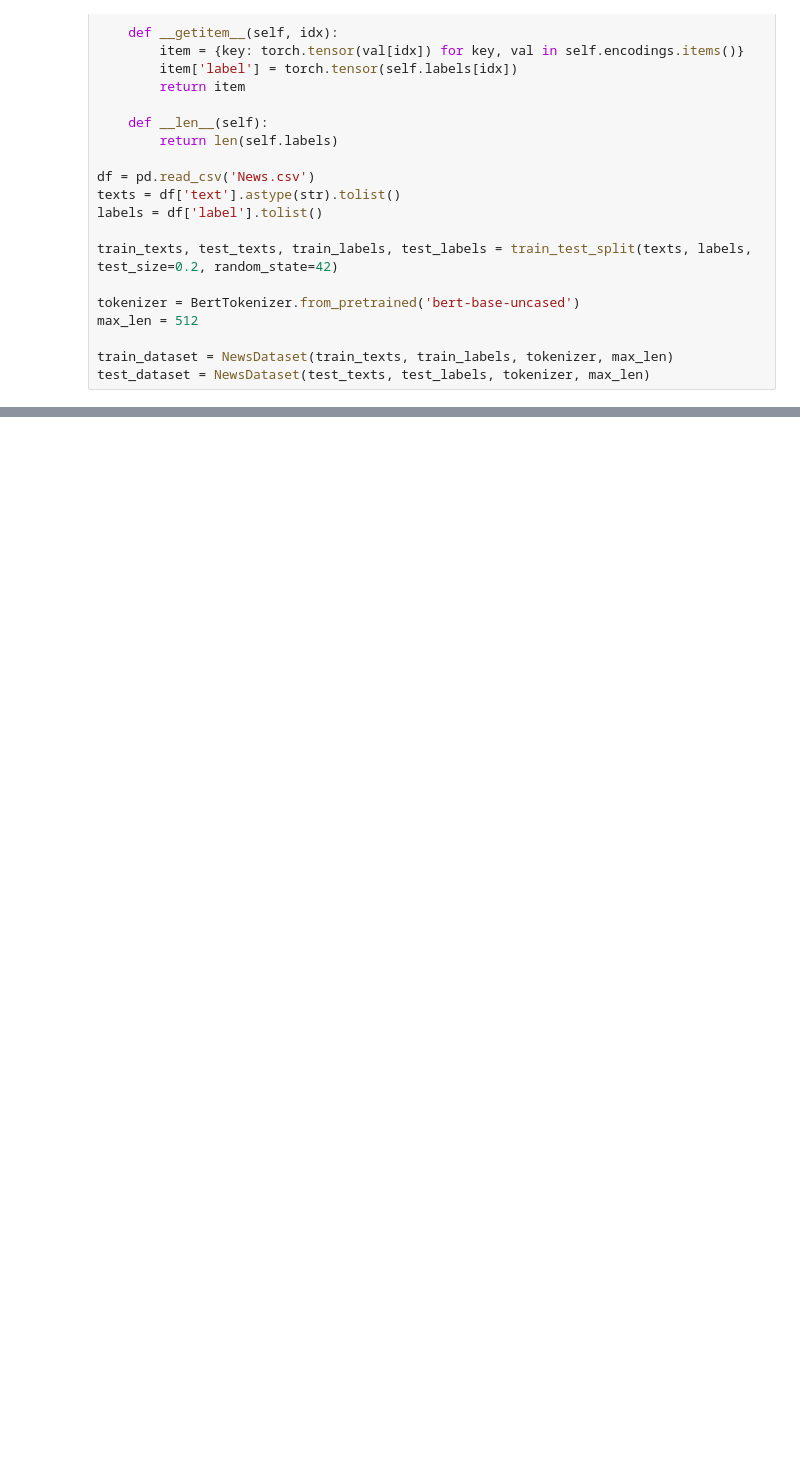
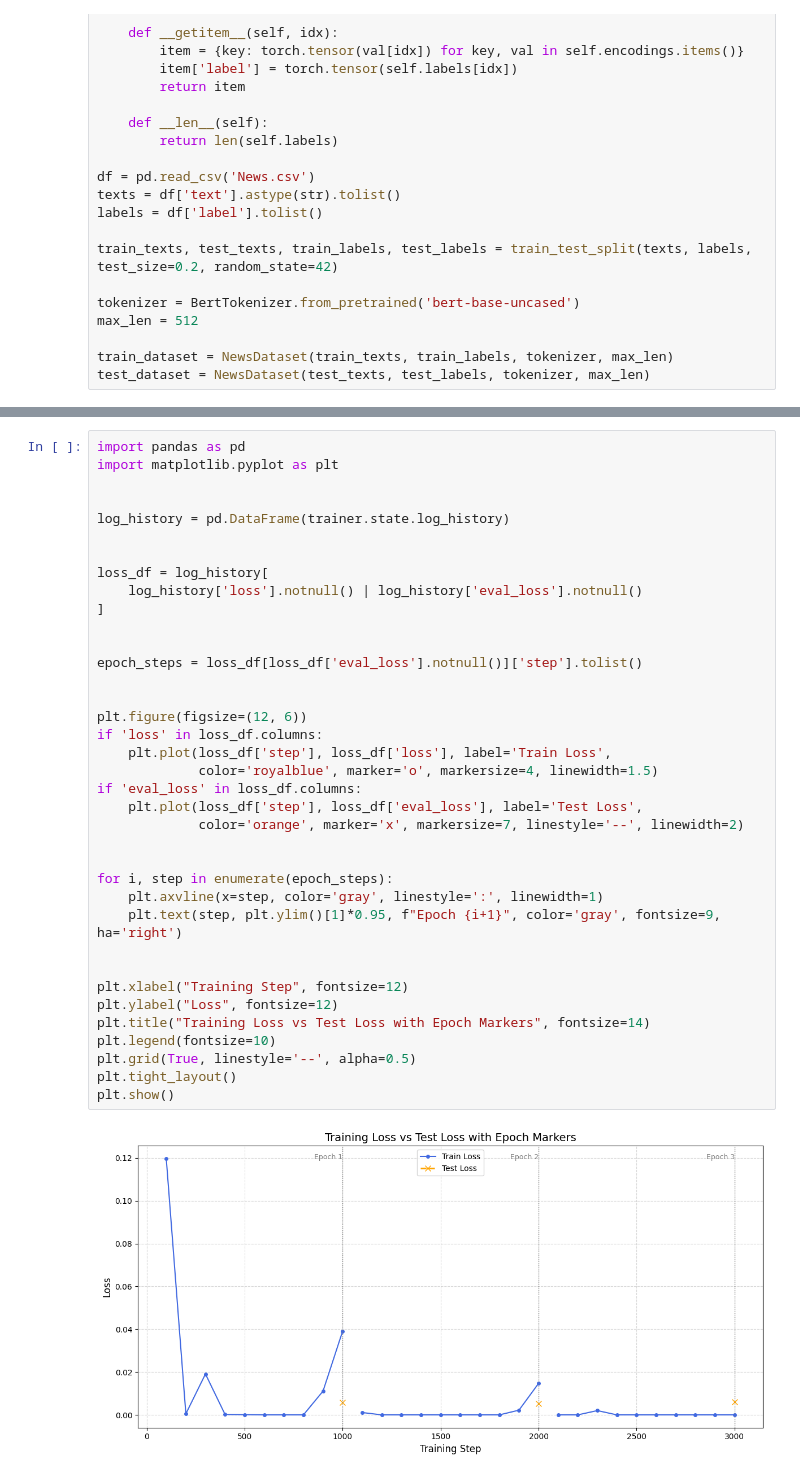
Before and after one commit to Bohan1Zhang/Fake-News-Detection-, a Jupyter notebook: NLP.ipynb, the cells around one changed output, grey strips where cells are left out. Drawn from its saved outputs; the diff is of its cells as text; blank space fills up the shorter version.

```diff
--- a/NLP.ipynb
+++ b/NLP.ipynb
@@ -226,0 +256,39 @@ weighted avg     1.0000    1.0000    1.0000       200
+# %%
+import pandas as pd
+import matplotlib.pyplot as plt
+
+
+log_history = pd.DataFrame(trainer.state.log_history)
+
+
+loss_df = log_history[
+    log_history['loss'].notnull() | log_history['eval_loss'].notnull()
+]
+
+
+epoch_steps = loss_df[loss_df['eval_loss'].notnull()]['step'].tolist()
+
+
+plt.figure(figsize=(12, 6))
+if 'loss' in loss_df.columns:
+    plt.plot(loss_df['step'], loss_df['loss'], label='Train Loss',
+             color='royalblue', marker='o', markersize=4, linewidth=1.5)
+if 'eval_loss' in loss_df.columns:
+    plt.plot(loss_df['step'], loss_df['eval_loss'], label='Test Loss',
+             color='orange', marker='x', markersize=7, linestyle='--', linewidth=2)
+
+
+for i, step in enumerate(epoch_steps):
+    plt.axvline(x=step, color='gray', linestyle=':', linewidth=1)
+    plt.text(step, plt.ylim()[1]*0.95, f"Epoch {i+1}", color='gray', fontsize=9, ha='right')
+
+
+plt.xlabel("Training Step", fontsize=12)
+plt.ylabel("Loss", fontsize=12)
+plt.title("Training Loss vs Test Loss with Epoch Markers", fontsize=14)
+plt.legend(fontsize=10)
+plt.grid(True, linestyle='--', alpha=0.5)
+plt.tight_layout()
+plt.show()
+# %% [output]
+[figure, added]
```
Also changed, not shown: parts of 7 cells of this notebook, 5 other files.
